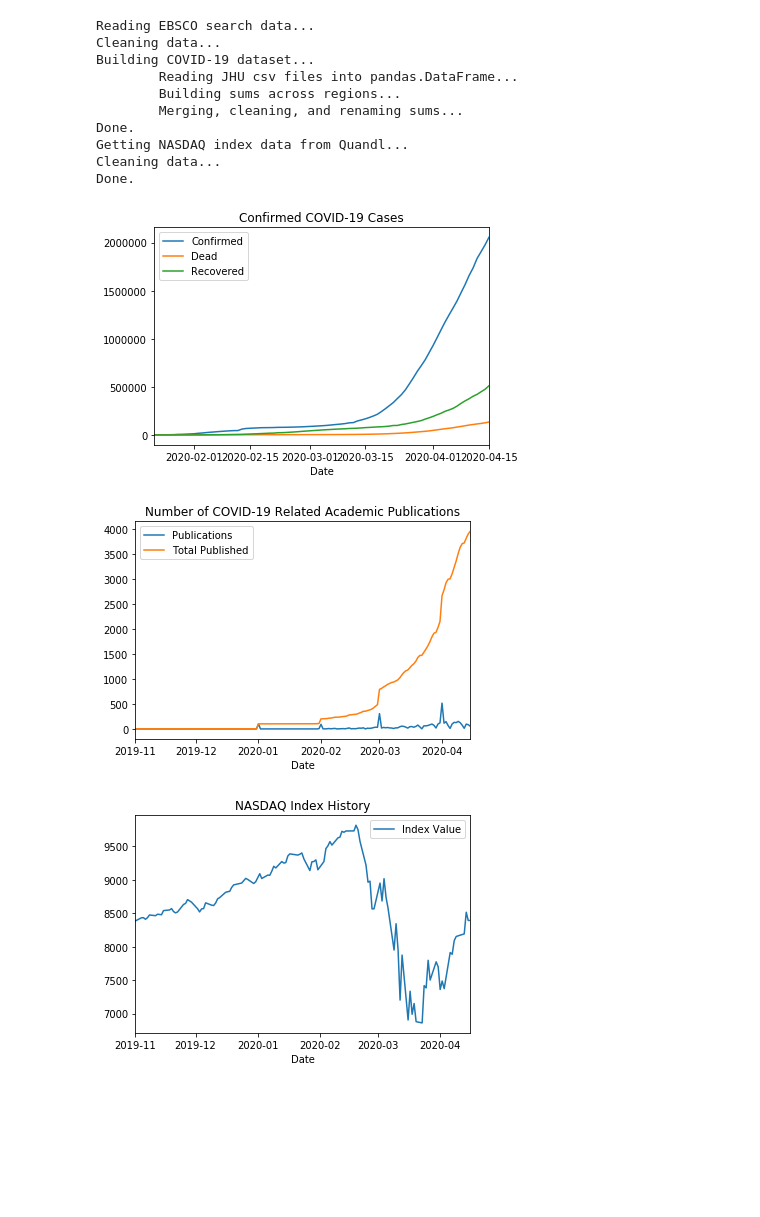
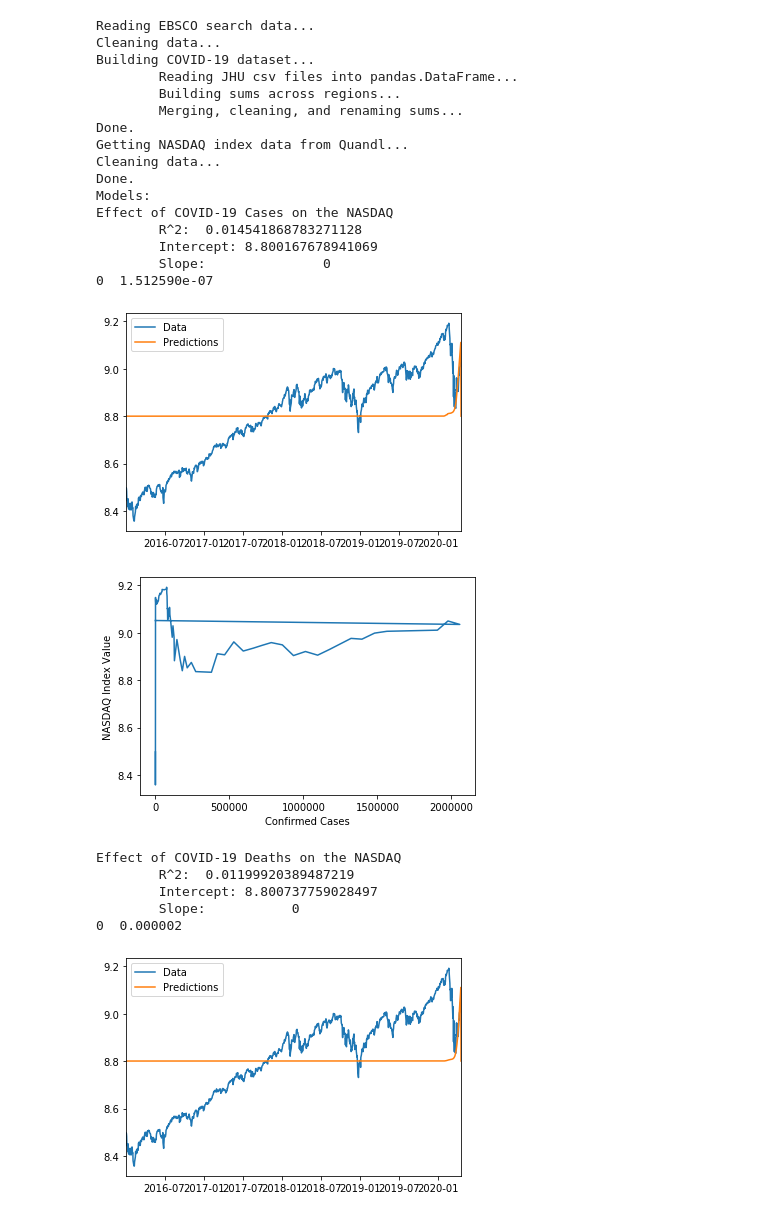
Before and after one commit to jacobwells97/COVID19PublicationDataset, a Jupyter notebook: poolData.ipynb, the cells around one changed output. Saved outputs shown, nothing was run; the diff lists cells and outputs as text; code cells hidden in the pictures; blank space fills up the shorter version.

Commit message:
Made Linear Regression models

```diff
--- a/poolData.ipynb
+++ b/poolData.ipynb
@@ -65,31 +283,62 @@ def plot_data(covid, pubs, stocks, pool = None):
 # %%
 import os
 
 slash = os.path.sep
 ebsco_path = "ebsco_pubs"+slash+"rawData.xml"
 jhu_path = "jhu_covid19"+slash+"COVID-19"+slash+"csse_covid_19_data"+slash+"csse_covid_19_time_series"+slash
 quandl_key = "ksramtjbK7R5TQm9NyDs"
 
 covid, pubs, stocks = read_data(ebsco_abs_path=ebsco_path, jhu_dir_path=jhu_path, quandl_api_key=quandl_key)
 
+# Get the data into one dataframe
 pool = pool_data(covid=covid,
                  pubs=pubs,
                  stocks=stocks,
-                normalized=True)
+                normalized=False)
+dummies = pd.get_dummies(data = pool.index)
+dummies.index = pool.index
+frames = [pool, dummies]
+pool = pd.concat(frames, axis = 1, sort=True)
 
+# Don't use today's data, we can't get stock data from today
 pool = pool[:-1]
-plot_data(covid, pubs, stocks, pool)
+#plot_data(covid, pubs, stocks, pool)
+
+# Make a linear regression:
+# https://realpython.com/linear-regression-in-python/
+# https://scikit-learn.org/stable/modules/linear_model.html
+
+print("Models:")
+dummies = None
+covidVnsdq(pool, dummies)
+
+covidVpubs(pool, dummies)
+
+nsdqVpubs(pool, dummies)
+
+nsdqNcovidVpubs(pool, dummies)
 # %% [output]
 Reading EBSCO search data...
 Cleaning data...
 Building COVID-19 dataset...
         Reading JHU csv files into pandas.DataFrame...
         Building sums across regions...
         Merging, cleaning, and renaming sums...
 Done.
 Getting NASDAQ index data from Quandl...
 Cleaning data...
 Done.
+Models:
+Effect of COVID-19 Cases on the NASDAQ
+        R^2:  0.014541868783271128
+        Intercept: 8.800167678941069
+        Slope:               0
+0  1.512590e-07
-[figure, old version]
+[figure, new version]
-[figure, old version]
+[figure, new version]
+Effect of COVID-19 Deaths on the NASDAQ
+        R^2:  0.01199920389487219
+        Intercept: 8.800737759028497
+        Slope:           0
+0  0.000002
-[figure, old version]
+[figure, new version]
```
Also changed, not shown: parts of 2 cells of this notebook, 16 other files.
